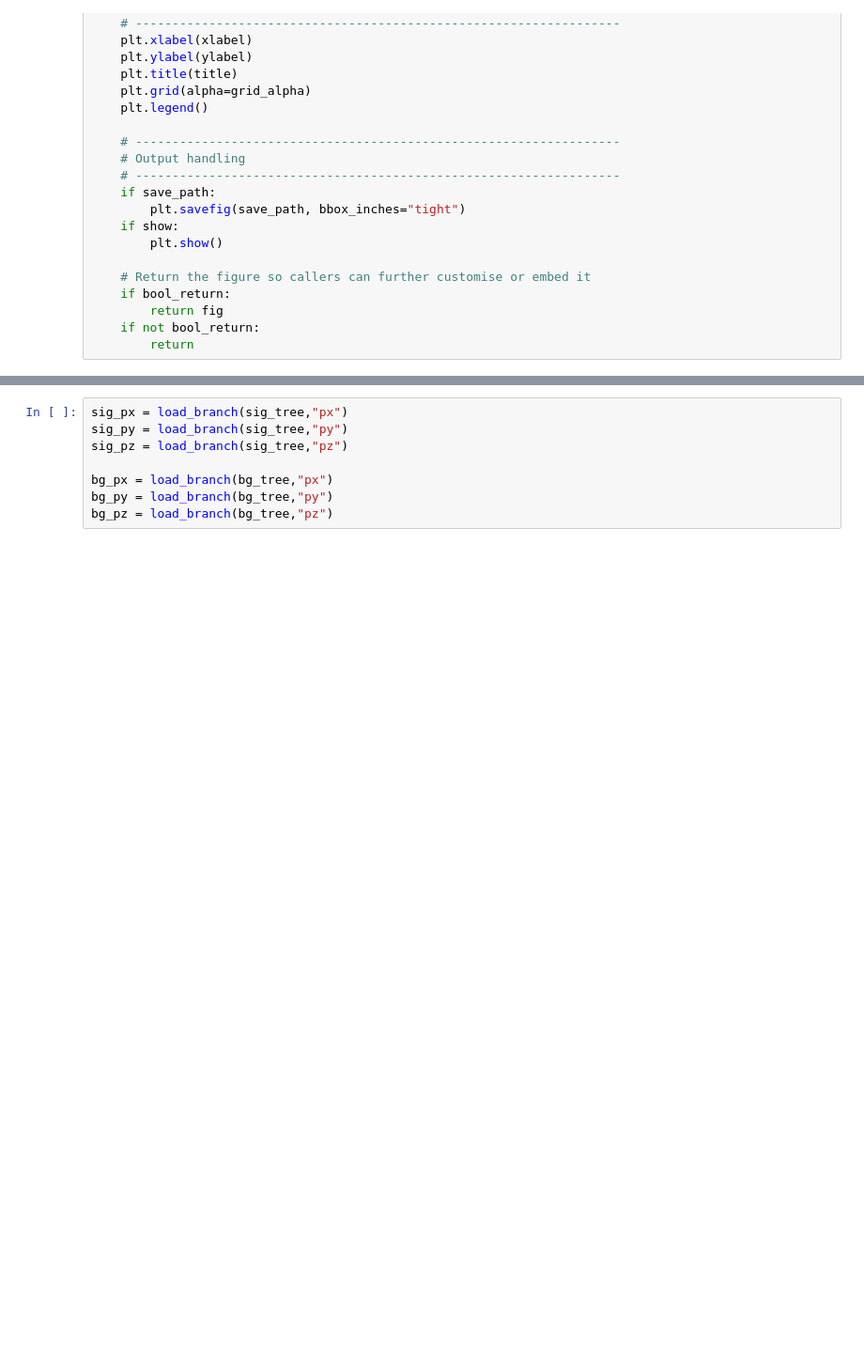
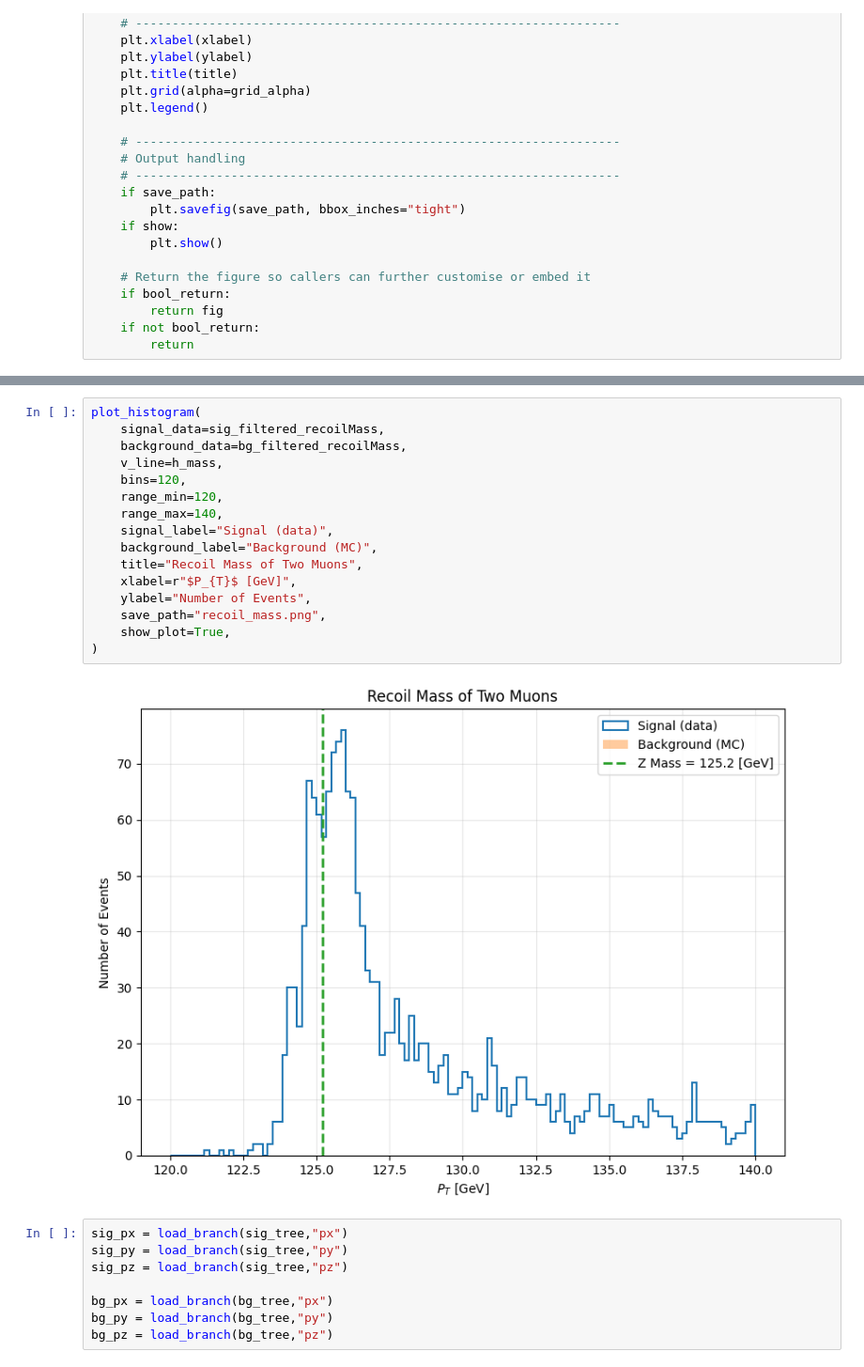
Before and after one commit to mazeeqe/tomaz-example, a Jupyter notebook: data/histogram.ipynb, the cells around one changed output, grey strips where cells are left out. Shown at 94% size. Drawn from its saved outputs; the diff is of its cells as text; blank space fills up the shorter version.

```diff
--- a/data/histogram.ipynb
+++ b/data/histogram.ipynb
@@ -625,3 +654,21 @@ plot_muon_histograms(
+# %%
+plot_histogram(
+    signal_data=sig_filtered_recoilMass,
+    background_data=bg_filtered_recoilMass,
+    v_line=h_mass,
+    bins=120,
+    range_min=120,
+    range_max=140,
+    signal_label="Signal (data)",
+    background_label="Background (MC)",
+    title="Recoil Mass of Two Muons",
+    xlabel=r"$P_{T}$ [GeV]",
+    ylabel="Number of Events",
+    save_path="recoil_mass.png",
+    show_plot=True,
+)
+# %% [output]
+[figure, added]
 # %%
 sig_px = load_branch(sig_tree,"px")
 sig_py = load_branch(sig_tree,"py")
```
Also changed, not shown: parts of 9 cells of this notebook, 8 other files.
